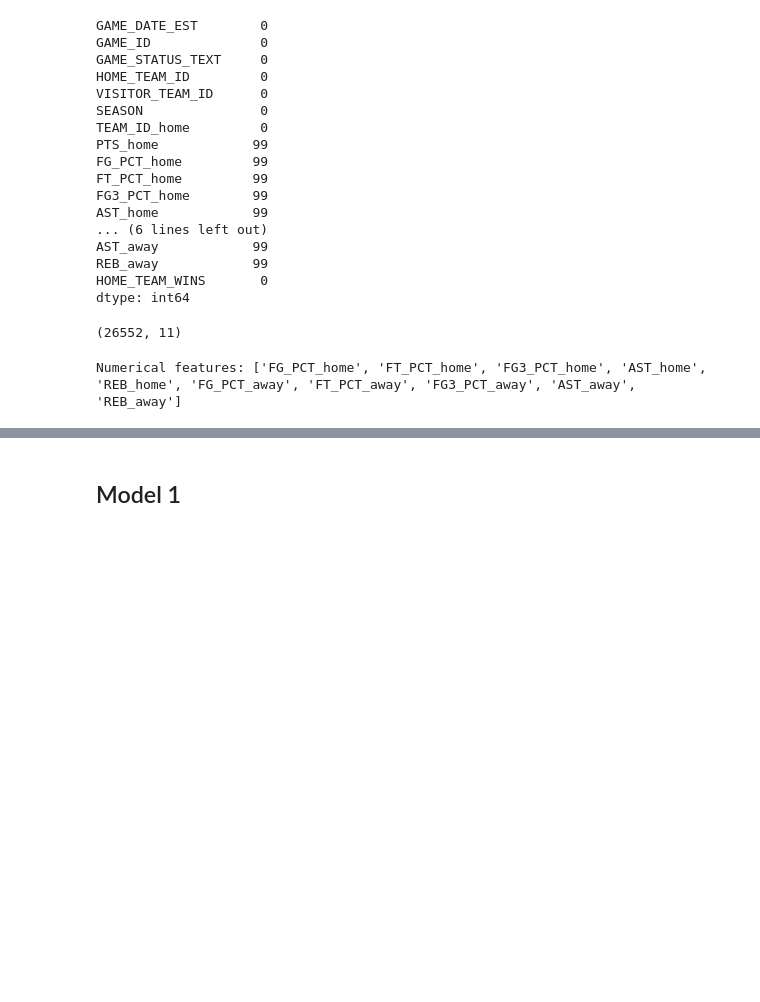
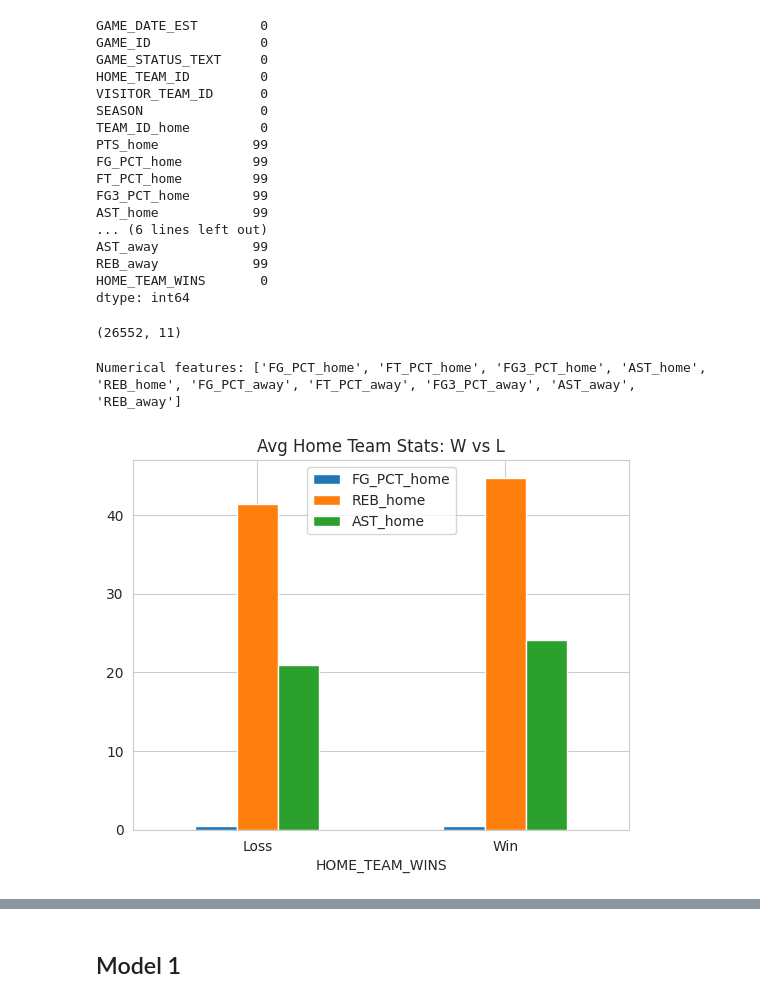
Before and after one commit to aelias5438/Final_Project_DS3021, a Jupyter notebook: FinalLab.ipynb, the cells around one changed output, grey strips where cells are left out. Drawn from its saved outputs; the diff is of its cells as text; code cells hidden in the pictures; blank space fills up the shorter version.

```diff
--- a/FinalLab.ipynb
+++ b/FinalLab.ipynb
@@ -114,3 +129,13 @@ num_feat = X.select_dtypes(include=['int64', 'float64']).columns.tolist()
 print("Numerical features:", num_feat)
 # %% [output]
 Numerical features: ['FG_PCT_home', 'FT_PCT_home', 'FG3_PCT_home', 'AST_home', 'REB_home', 'FG_PCT_away', 'FT_PCT_away', 'FG3_PCT_away', 'AST_away', 'REB_away']
+# %%
+# To see if our features truly separate winners from losers, we show a grouped bar chart comparing our three features.
+# The idea behind this plot is the variety of bars. Since they are of differnt ranges (low, medium, high), they justify our feature choices.
+features = ['FG_PCT_home', 'REB_home', 'AST_home']
+df.groupby('HOME_TEAM_WINS')[features].mean().plot(kind='bar')
+plt.title("Avg Home Team Stats: W vs L")
+plt.xticks([0,1], ['Loss', 'Win'], rotation=0)
+plt.show()
+# %% [output]
+[figure, added]
```
Also changed, not shown: parts of 6 cells of this notebook.
